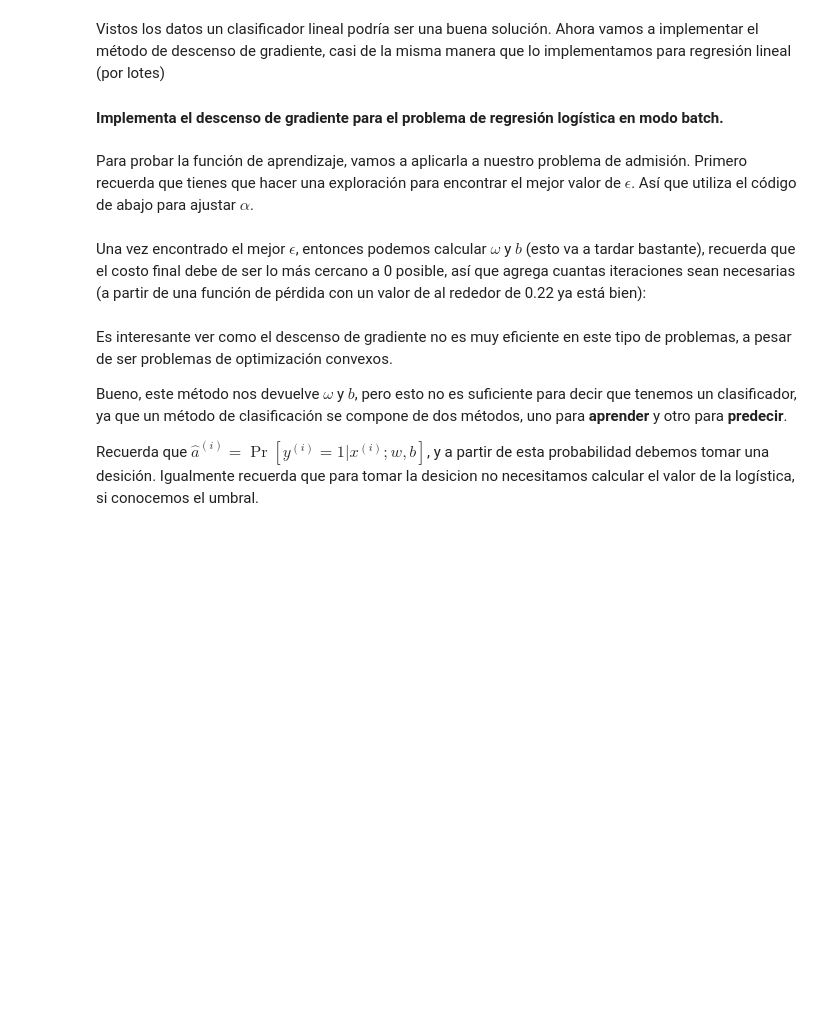
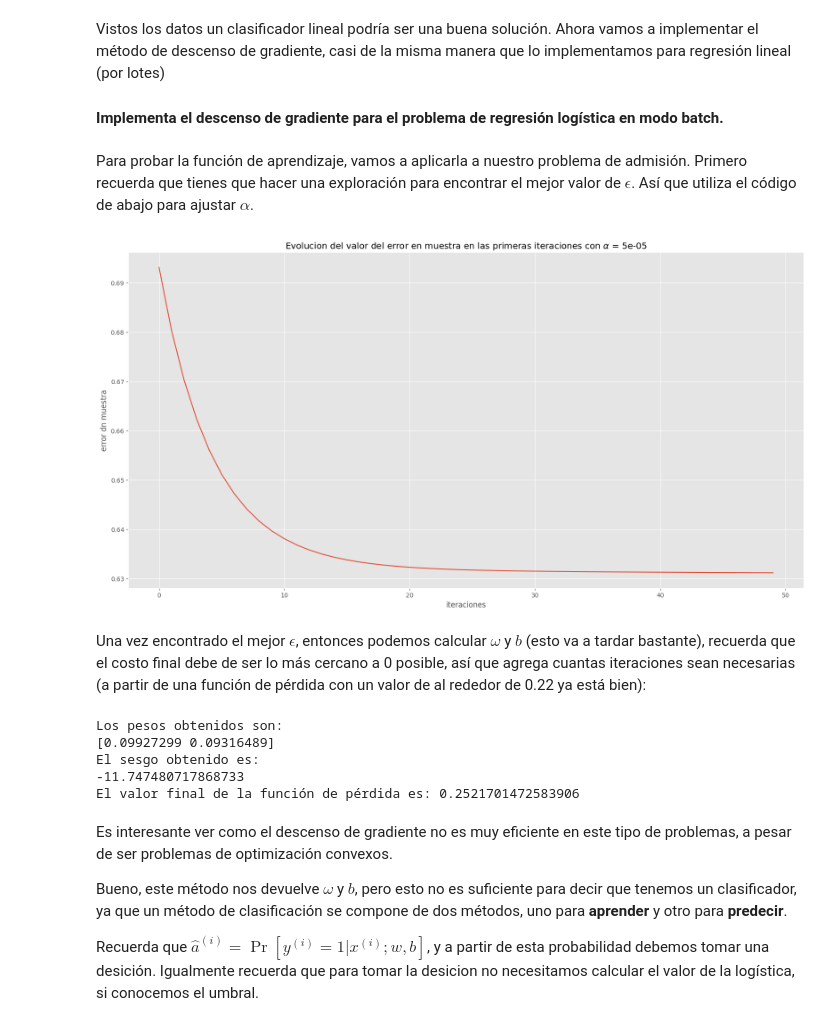
Before and after one commit to he4tw4ve/2-Aprendizaje-2026, a Jupyter notebook: reg_logistica.ipynb, the cells around one changed output. Saved outputs shown, nothing was run; the diff lists cells and outputs as text; code cells hidden in the pictures; blank space fills up the shorter version.

```diff
--- a/reg_logistica.ipynb
+++ b/reg_logistica.ipynb
@@ -84,7 +84,7 @@ def E_in(x, a, w, b):
     M = x.shape[0]
 
     # Agrega aqui tu código
-    z = x @ w.T + b
+    z = x @ w + b
     a_hat = logistica(z)
 
     error_en_muestra = (-1/M) * np.sum( a*np.log(a_hat) + (1-a)*np.log(1-a_hat) )
@@ -216,41 +218,50 @@ def descenso_rl_lotes(x, a, nu, max_iter=int(1e4), historial=False):
 
     if historial:
         error_hist = np.zeros(max_iter)
-        error_hist[0] = None
+        error_hist[0] = E_in(x, a, w, b)
     else:
         error_hist = None
 
     for epoch in range(1, max_iter):
-        # Agregar aqui tu código
-        #
-        # Recuerda utilizar las funciones que ya has desarrollado
-        dw, db = None
 
-        w = None
-        b = None
+        dw, db = gradiente(x, a, w, b)
+
+        w -= nu * dw
+        b -= nu * db
 
         if historial:
-            error_hist[epoch] = None
+            error_hist[epoch] = E_in(x, a, w, b)
+
     return w, b, error_hist
 # %% [markdown]
 Para probar la función de aprendizaje, vamos a aplicarla a nuestro problema de admisión. Primero recuerda que tienes que hacer una exploración para encontrar el mejor valor de $\epsilon$. Así que utiliza el código de abajo para ajustar $\alpha$.
 # %%
-alpha = 1e-6
+alpha = 0.00005 # 0.00005 se ve decente
 epochs = 50
 _, _, error_hist = descenso_rl_lotes(x, y, alpha, max_iter=epochs, historial=True)
 
-plt.plot(np.arange(mi), error_hist)
+plt.plot(np.arange(epochs), error_hist)
 plt.title(r'Evolucion del valor del error en muestra en las primeras iteraciones con $\alpha$ = ' + str(alpha))
 plt.xlabel('iteraciones')
 plt.ylabel('error dn muestra')
 plt.show()
+# %% [output]
+[figure, added]
 # %% [markdown]
 Una vez encontrado el mejor $\epsilon$, entonces podemos calcular $\omega$ y $b$ (esto va a tardar bastante), recuerda que el costo final debe de ser lo más cercano a 0 posible, así que agrega cuantas iteraciones sean necesarias (a partir de una función de pérdida con un valor de al rededor de 0.22 ya está bien):
 # %%
-w, b, _ = descenso_rl_lotes(x, y, alpha, max_iter = 1000000)
+w, b, _ = descenso_rl_lotes(x, y, alpha, max_iter = 10000000)
 print("Los pesos obtenidos son: \n{}".format(w))
 print("El sesgo obtenido es: \n{}".format(b))
 print("El valor final de la función de pérdida es: {}".format(E_in(x, y, w, b)))
+
+# consegui 0.25 pero eso fue con 4 minutos de ejecucion, no le moveré mas
+# %% [output]
+Los pesos obtenidos son:
+[0.09927299 0.09316489]
+El sesgo obtenido es:
+-11.747480717868733
+El valor final de la función de pérdida es: 0.2521701472583906
 # %% [markdown]
 Es interesante ver como el descenso de gradiente no es muy eficiente en este tipo de problemas, a pesar de ser problemas de optimización convexos.
 
```
Also changed, not shown: parts of 6 cells of this notebook, 1 other file.
